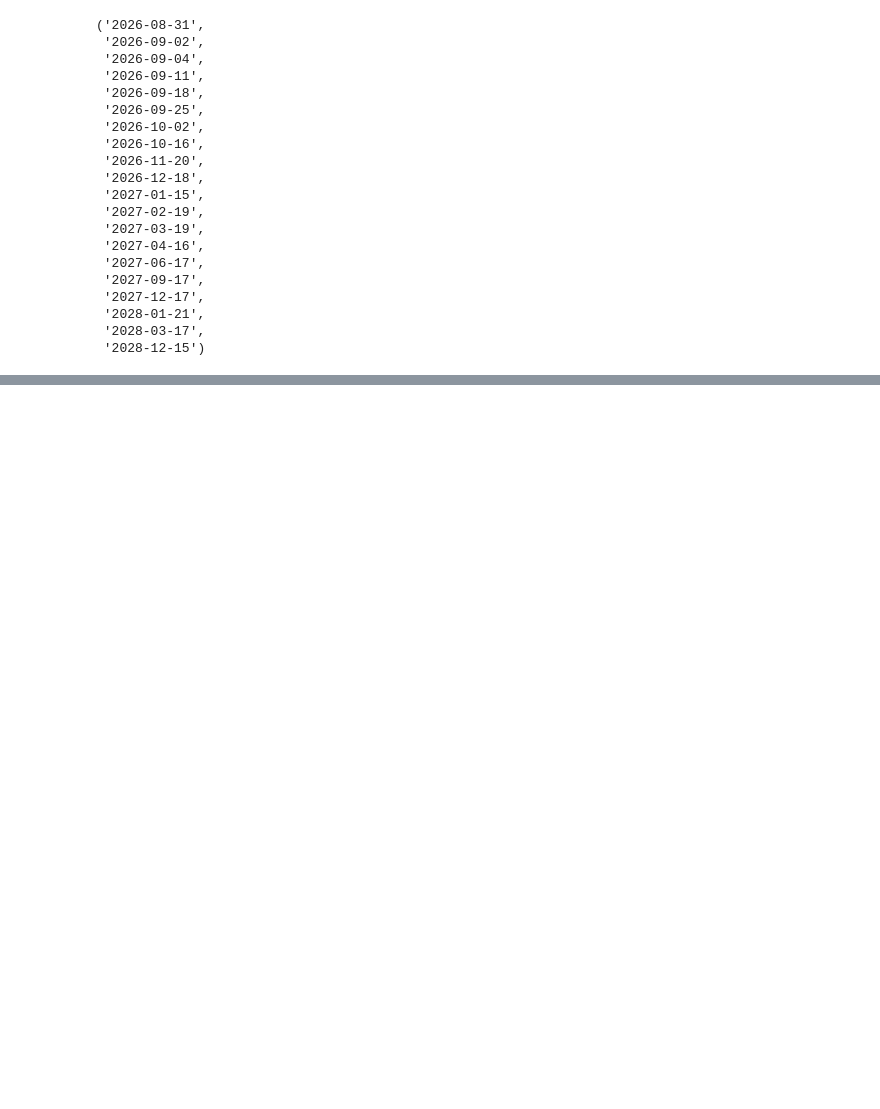
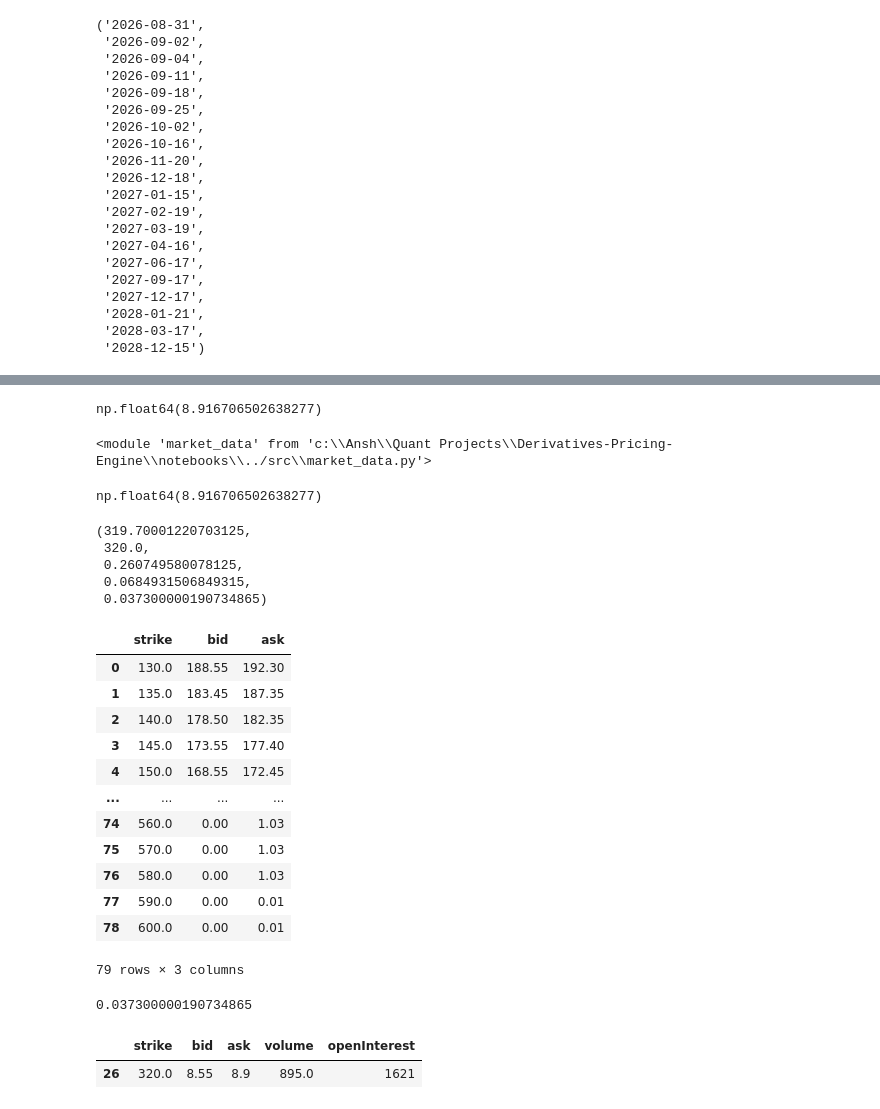
Before and after one commit to anshkumarjethani/Derivatives-Pricing-Engine, a Jupyter notebook: notebooks/exploration.ipynb, the cells around one changed output, grey strips where cells are left out. Cells and saved outputs as stored; diff of their text form; code cells hidden in the pictures; blank space fills up the shorter version.

Commit message:
use real Treasury yield (^IRX) instead of placeholder risk-free rate in real-data validation tests

```diff
--- a/notebooks/exploration.ipynb
+++ b/notebooks/exploration.ipynb
@@ -624,0 +667,69 @@ expiries
+# %%
+S, K, sigma, T = get_liquid_near_the_money_contract("AAPL", option_side='calls')  # or however you fetched this earlier
+r = get_risk_free_rate()
+q = 0.0034
+
+bs_price = black_scholes_call(S=S, K=K, r=r, sigma=sigma, T=T, q=q)
+bs_price
+# %% [output]
+np.float64(8.916706502638277)
+# %%
+importlib.reload(market_data)
+# %% [output]
+<module 'market_data' from 'c:\\Ansh\\Quant Projects\\Derivatives-Pricing-Engine\\notebooks\\../src\\market_data.py'>
+# %%
+from market_data import get_liquid_near_the_money_contract, get_risk_free_rate
+
+S, K, sigma, T = get_liquid_near_the_money_contract("AAPL", option_side='calls')
+r = get_risk_free_rate()
+q = 0.0034
+
+bs_price = black_scholes_call(S=S, K=K, r=r, sigma=sigma, T=T, q=q)
+bs_price
+# %% [output]
+np.float64(8.916706502638277)
+# %%
+S, K, sigma, T, r
+# %% [output]
+(319.70001220703125,
+ 320.0,
+ 0.260749580078125,
+ 0.0684931506849315,
+ 0.037300000190734865)
+# %%
+liquid_calls[['strike', 'bid', 'ask']]  # or re-fetch if this variable isn't still in scope
+# %% [output]
+|  | strike | bid | ask |
+| 0 | 130.0 | 188.55 | 192.30 |
+| 1 | 135.0 | 183.45 | 187.35 |
+| 2 | 140.0 | 178.50 | 182.35 |
+| 3 | 145.0 | 173.55 | 177.40 |
+| 4 | 150.0 | 168.55 | 172.45 |
+| ... | ... | ... | ... |
+| 74 | 560.0 | 0.00 | 1.03 |
+| 75 | 570.0 | 0.00 | 1.03 |
+| 76 | 580.0 | 0.00 | 1.03 |
+| 77 | 590.0 | 0.00 | 0.01 |
+| 78 | 600.0 | 0.00 | 0.01 |
+79 rows × 3 columns
+# %%
+r
+# %% [output]
+0.037300000190734865
+# %%
+from datetime import datetime
+
+# rebuild the same expiry that get_liquid_near_the_money_contract picked
+aapl = yf.Ticker("AAPL")
+expiries = aapl.options
+for expiry in expiries:
+    days_out = (datetime.strptime(expiry, '%Y-%m-%d') - datetime.now()).days
+    if days_out >= 20:
+        chosen_expiry = expiry
+        break
+
+chain = aapl.option_chain(chosen_expiry)
+chain.calls[chain.calls['strike'] == 320.0][['strike', 'bid', 'ask', 'volume', 'openInterest']]
+# %% [output]
+|  | strike | bid | ask | volume | openInterest |
+| 26 | 320.0 | 8.55 | 8.9 | 895.0 | 1621 |
```
Also changed, not shown: parts of 11 cells of this notebook, 2 other files.
